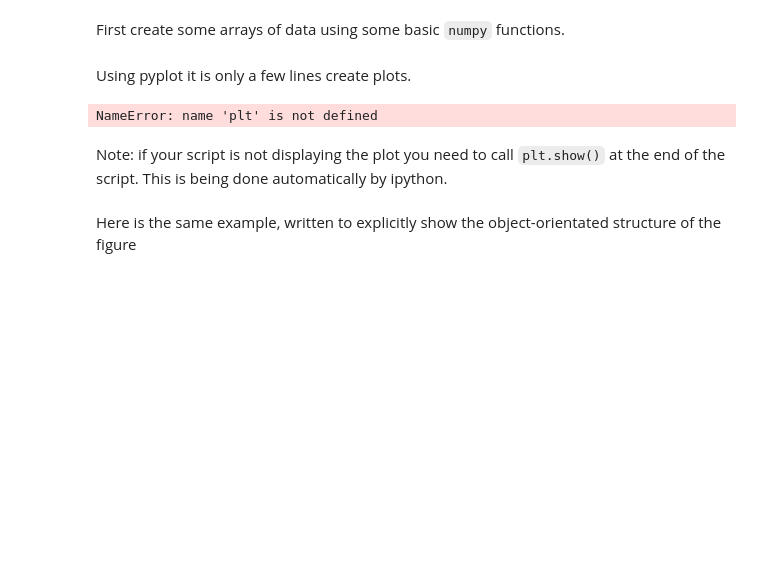
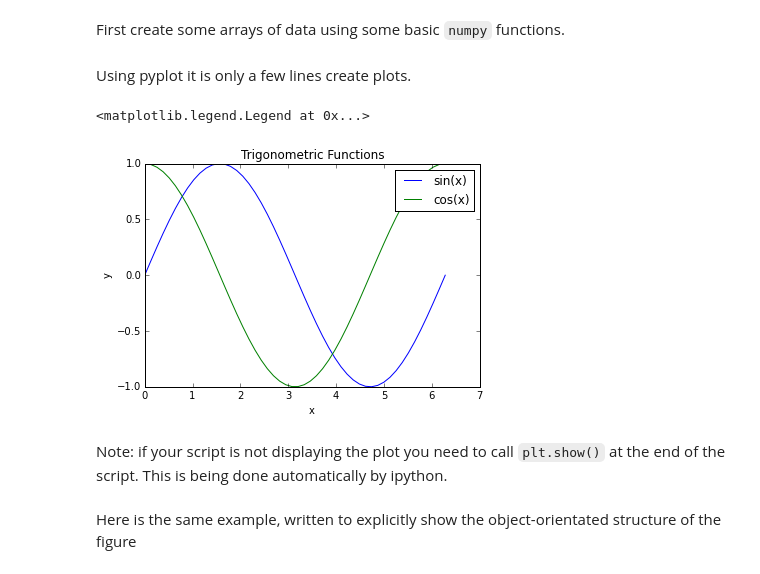
Before and after one commit to smwahl/thw_matplotlib_presentation, a Jupyter notebook: thw_matplotlib_tutorial.ipynb, the cells around one changed output. Saved outputs shown, nothing was run; the diff lists cells and outputs as text; code cells hidden in the pictures; blank space fills up the shorter version.

Commit message:
fixed dark color scheme

```diff
--- a/thw_matplotlib_tutorial.ipynb
+++ b/thw_matplotlib_tutorial.ipynb
@@ -91,17 +91,18 @@ Using pyplot it is only a few lines create plots.
 # %%
 # Generate a plot of the arrays
 plt.plot(x,y, label='sin(x)')
 
 # Add a second line to that plot
 plt.plot(x, z, label='cos(x)')
 
 # label the plot and add a legend
-plt.title('Trigonometric Functions',color='w')
+plt.title('Trigonometric Functions')
 plt.xlabel('x')
 plt.ylabel('y')
 plt.legend()
 # %% [output]
-NameError: name 'plt' is not defined
+<matplotlib.legend.Legend at 0x...>
+[figure, added]
 # %% [markdown]
 Note: if your script is not displaying the plot you need to call ``plt.show()`` at the end of the script. This is being done automatically by ipython.
 # %% [markdown]
```
Also changed, not shown: parts of 36 cells of this notebook, 1 other file.
